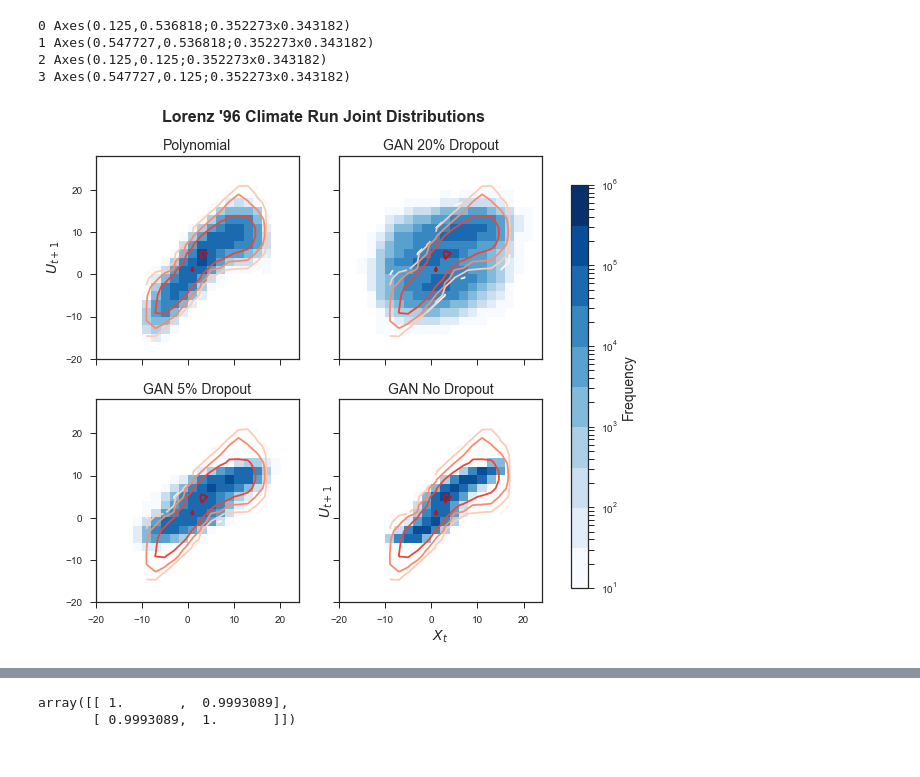
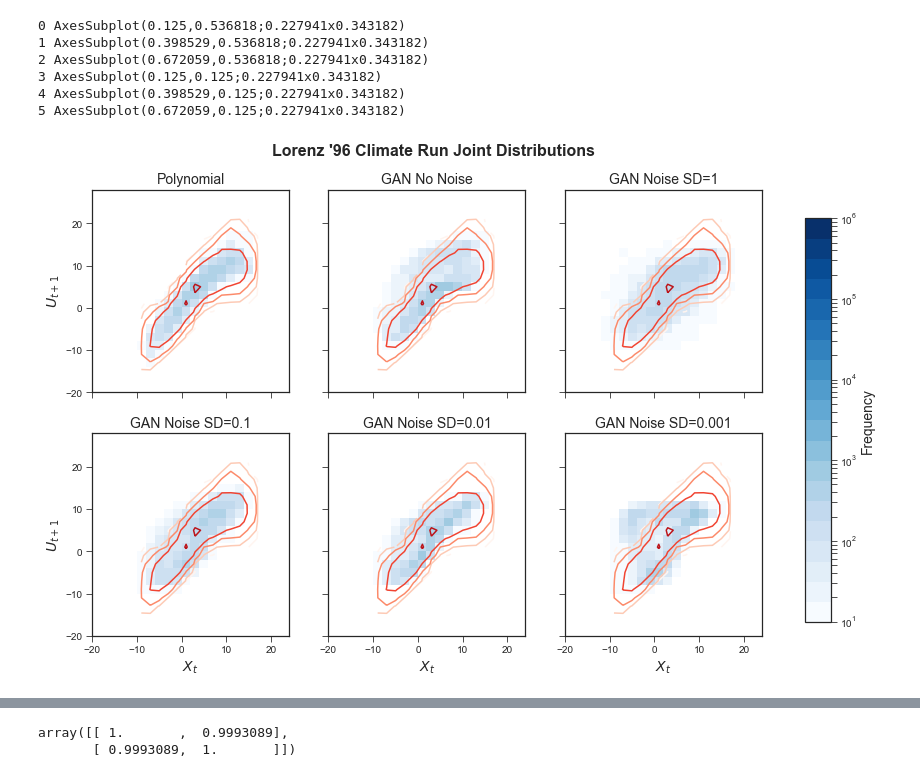
Before and after one commit to djgagne/lorenz_gan, a Jupyter notebook: notebooks/lorenz_gan_climate.ipynb, the cells around one changed output, grey strips where cells are left out. Saved outputs shown, nothing was run; the diff lists cells and outputs as text; code cells hidden in the pictures.

```diff
--- a/notebooks/lorenz_gan_climate.ipynb
+++ b/notebooks/lorenz_gan_climate.ipynb
@@ -17,7 +18,9 @@ Using TensorFlow backend.
 # %%
-path_start = "/Users/dgagne/gd/Lorenz_GAN_docs/exp_20_dense"
-models = ["poly_add_climate", "gan_20_climate", "gan_05_climate", "gan_00_climate"]
-long_model_names = ["Polynomial", "GAN 20% Dropout", "GAN 5% Dropout", "GAN No Dropout"]
+path_start = "/Users/dgagne/gd/Lorenz_GAN_docs/exp_20_noise"
+models = ["poly_add_climate", "gan_000_climate", "gan_100_climate", "gan_101_climate", "gan_102_climate", "gan_103_climate"]
+long_model_names = ["Polynomial", "GAN No Noise", "GAN Noise SD=1", "GAN Noise SD=0.1", "GAN Noise SD=0.01", "GAN Noise SD=0.001"]
+#models = ["poly_add_climate", "gan_20_climate", "gan_05_climate", "gan_00_climate"]
+#long_model_names = ["Polynomial", "GAN 20% Dropout", "GAN 5% Dropout", "GAN No Dropout"]
 run = "02000000"
 all_data = {}
 for model in models:
@@ -45,31 +48,35 @@ x_bins = np.arange(-20, 26, 2)
 u_bins = np.arange(-20, 30, 2)
 true_hist, xb, ub = np.histogram2d(x_vals[:-1], u_vals[:, 0], bins=(x_bins, u_bins))
 true_hist = np.where(true_hist == 0, np.nan, true_hist)
+true_ut_hist, xb, ub = np.histogram2d(u_vals[:-1, 0], u_vals[1:, 0], bins=(u_bins, u_bins))
+true_ut_hist = np.where(true_ut_hist == 0, np.nan, true_ut_hist)
 # %%
-fig, axes = plt.subplots(2, 2, figsize=(8, 8), sharex=True, sharey=True)
+fig, axes = plt.subplots(2, 3, figsize=(12, 8), sharex=True, sharey=True)
 x_bins = np.arange(-20, 26, 2)
 u_bins = np.arange(-20, 30, 2)
 for a, ax in enumerate(axes.ravel()):
     print(a, ax)
-    h, xb, yb, ha = ax.hist2d(all_data[models[a]]["x"][:-1, 0].values, all_data[models[a]]["u"][1:, 0].values, bins=(x_bins, u_bins),
-              cmin=1, norm=LogNorm(10, 1000000), cmap=plt.get_cmap("Blues", 10))
+    h, xb, yb, ha = ax.hist2d(all_data[models[a]]["x"][:10000, 0].values, all_data[models[a]]["u"][:10000, 0].values, bins=(x_bins, u_bins),
+              cmin=1, norm=LogNorm(10, 1000000), cmap=plt.get_cmap("Blues", 20))
     ax.contour(0.5 * (x_bins[:-1] + x_bins[1:]), 0.5 * (u_bins[:-1] + u_bins[1:]), true_hist.T,
                np.array([10, 100, 1000, 10000, 100000, 1000000]),
                norm=LogNorm(10, 1000000), cmap="Reds")
     ax.set_title(long_model_names[a], fontsize=14)
     if a > 2:
         ax.set_xlabel("$X_t$", fontsize=14)
     if a in [0, 3]:
         ax.set_ylabel("$U_{t+1}$", fontsize=14)
 fig.subplots_adjust(top=0.9, right=0.9)
 cbar_ax = fig.add_axes([0.95, 0.15, 0.03, 0.7])
 fig.colorbar(ha, cax=cbar_ax, )
 cbar_ax.set_ylabel("Frequency", fontsize=14)
 fig.suptitle("Lorenz '96 Climate Run Joint Distributions", fontsize=16, fontweight="bold", x=0.52, y=0.98)
 plt.savefig("l96_climate_joint_hist.png", dpi=200, bbox_inches="tight")
 # %% [output]
-0 Axes(0.125,0.536818;0.352273x0.343182)
-1 Axes(0.547727,0.536818;0.352273x0.343182)
-2 Axes(0.125,0.125;0.352273x0.343182)
-3 Axes(0.547727,0.125;0.352273x0.343182)
+0 AxesSubplot(0.125,0.536818;0.227941x0.343182)
+1 AxesSubplot(0.398529,0.536818;0.227941x0.343182)
+2 AxesSubplot(0.672059,0.536818;0.227941x0.343182)
+3 AxesSubplot(0.125,0.125;0.227941x0.343182)
+4 AxesSubplot(0.398529,0.125;0.227941x0.343182)
+5 AxesSubplot(0.672059,0.125;0.227941x0.343182)
-[figure, old version]
+[figure, new version]
```
Also changed, not shown: parts of 30 cells of this notebook, 9 other files.
